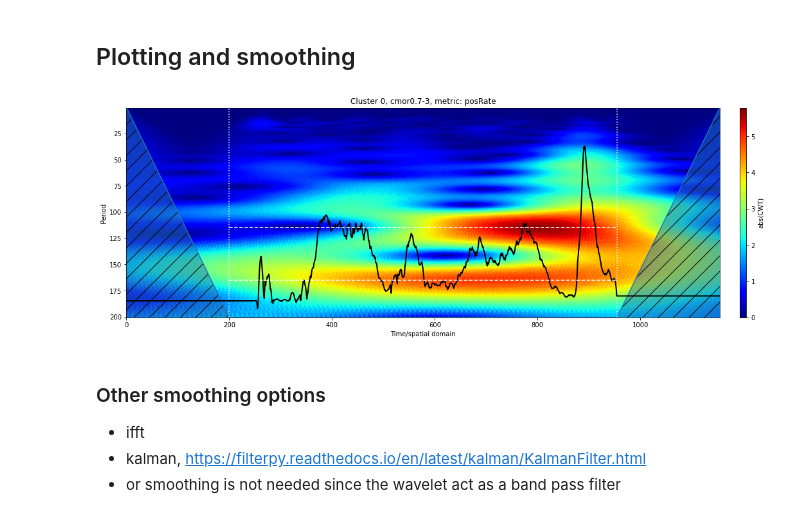
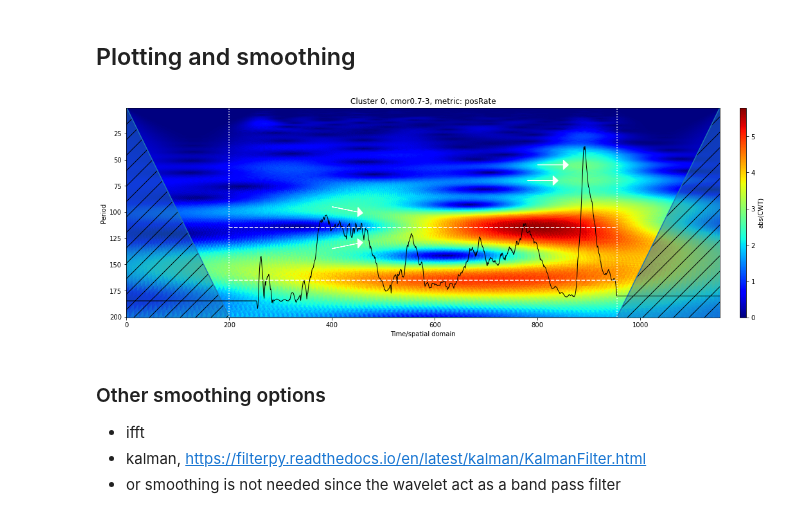
Before and after one commit to ArmandBester/waves, a Jupyter notebook: Wavelets_explore.ipynb, the cells around one changed output. Drawn from its saved outputs; the diff is of its cells as text; code cells hidden in the pictures.

```diff
--- a/Wavelets_explore.ipynb
+++ b/Wavelets_explore.ipynb
@@ -70,35 +70,39 @@ def graphScales(data, metric, s, wavelet, coi, padLen, padMode, cluster, spectru
     # make an array of scales
     scales = np.arange(s[0], s[1])
 
     # Plot the data
     #fig, (ax1, ax2) = plt.subplots(2,1, figsize=(18,8))
     fig,  ax2 = plt.subplots(1,1, figsize=(18,6))
     #fig.subplots_adjust(hspace=0.3)
 
     # Plot the signal
     #ax1.plot(np.arange(0, len(yPadded)), yPadded)
     # add pading lines as indication of what is important
     #ax1.vlines(x=[padLen, len(yPadded) - padLen, 850],
     #           ymin=min(yPadded), ymax=max(yPadded), color='black', ls="dotted")
 
 
     # Plot the scaleogram
     ax2 = scg.cws(np.arange(0, len(yPadded)), yPadded, scales=scales, wavelet=wavelet,
                   coi=coi, ax=ax2,
                   title = f'Cluster {cluster}, {wavelet}, metric: {metric}',
                  cbar='vertical', yaxis=yaxis, spectrum=spectrum, cmap='jet')
 
     ax2.vlines(x= [padLen, (len(yPadded) - padLen)],
                ymin=200, ymax=0, color='white', ls="dotted")
-    ax2.plot(np.arange(0, len(yPadded)), 150-yPadded*30, color='black', lw=2)
+    ax2.plot(np.arange(0, len(yPadded)), 150-yPadded*30, color='black', lw=1)
     ax2.hlines(y=[165, 115], xmin=padLen, xmax=(len(yPadded) - padLen), color='white', ls='dashed')
+    ax2.arrow(400, 95, 50, 5, color='white', shape='full', head_width=9, head_length=10)
+    ax2.arrow(400, 135, 50, -5, color='white', shape='full', head_width=9, head_length=10)
+    ax2.arrow(800, 55, 50, 0, color='white', shape='full', head_width=9, head_length=10)
+    ax2.arrow(780, 70, 50, 0, color='white', shape='full', head_width=9, head_length=10)
 
 
 
 graphScales(data=data,metric='posRate', s=[1,600], wavelet='cmor0.7-3', coi=True, padLen=200, padMode='constant', cluster='0',
            spectrum='amp', yaxis='period')
 # %% [output]
-[figure, old version]
+[figure, new version]
 # %% [markdown]
 ### Other smoothing options
 
```
Also changed, not shown: 1 other file.
